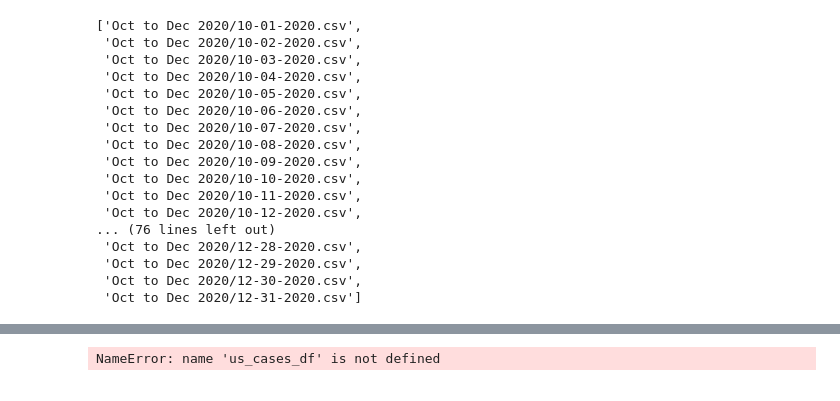
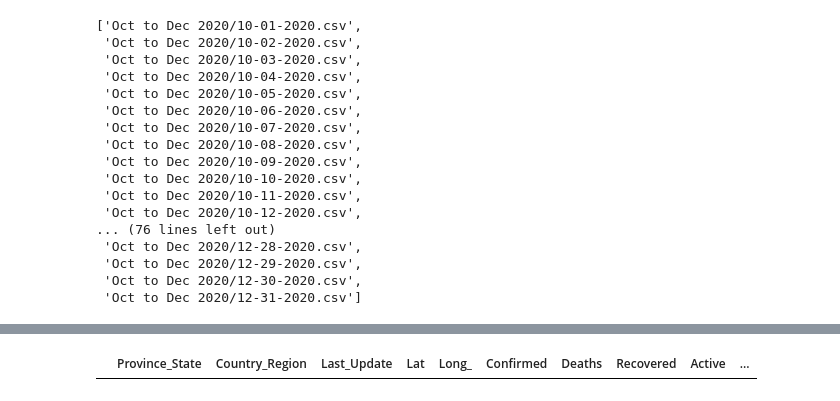
Before and after one commit to kfield1/Project-Covid, a Jupyter notebook: Cases .ipynb, the cells around one changed output, grey strips where cells are left out. Drawn from its saved outputs; the diff is of its cells as text; code cells hidden in the pictures.

```diff
--- a/Cases .ipynb
+++ b/Cases .ipynb
@@ -77,7 +215,7 @@ NameError: name 'pd' is not defined
 # %%
 no_null_us_cases_df = us_cases_df.dropna(how='any')
-no_null_us_cases_df
+no_null_us_cases_df.head()
 # %% [output]
-NameError: name 'us_cases_df' is not defined
+|  | Province_State | Country_Region | Last_Update | Lat | Long_ | Confirmed | Deaths | Recovered | Active | ... |
 # %%
 no_null_us_cases_df.groupby()
```
Also changed, not shown: parts of 10 cells of this notebook, 1 other file.
